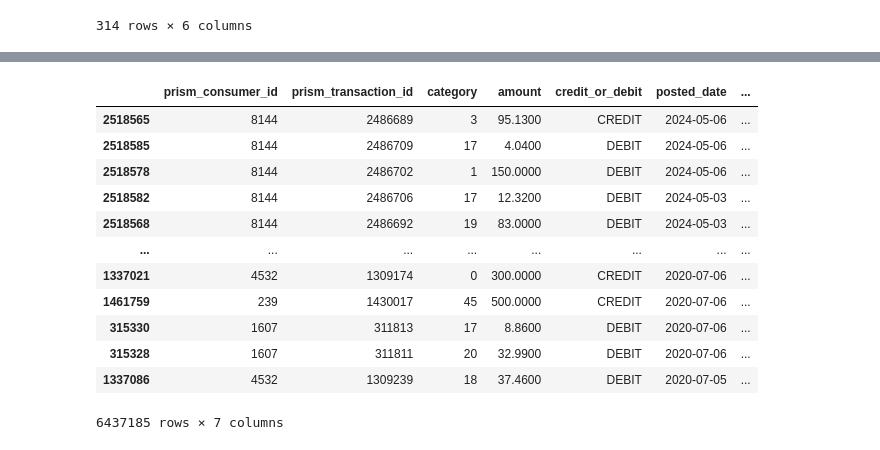
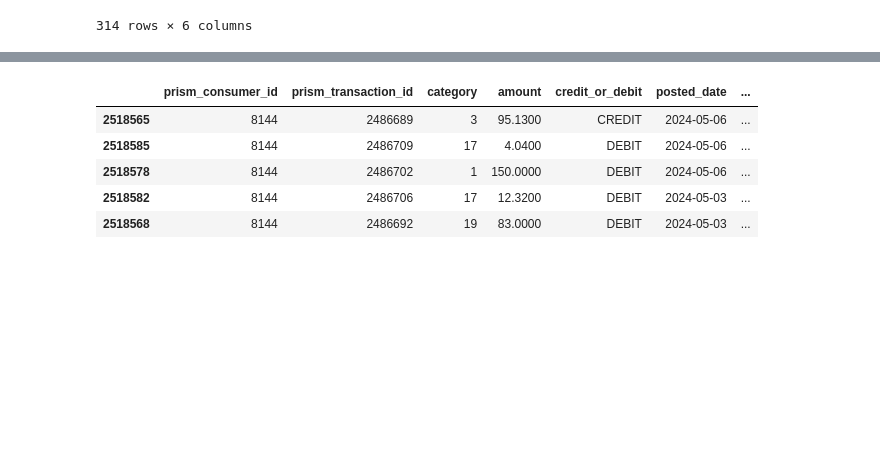
Before and after one commit to danielrmathew/prism-data-credit, a Jupyter notebook: src/notebooks/aman_q2.ipynb, the cells around one changed output, grey strips where cells are left out. Cells and saved outputs as stored; diff of their text form; code cells hidden in the pictures; blank space fills up the shorter version.

```diff
--- a/src/notebooks/aman_q2.ipynb
+++ b/src/notebooks/aman_q2.ipynb
@@ -948,16 +797,9 @@ balanceDF_all = calc_balances_all(check_acct_totals, balanceDF)
 # %%
-balanceDF_all
+balanceDF_all.head()
 # %% [output]
 |  | prism_consumer_id | prism_transaction_id | category | amount | credit_or_debit | posted_date | ... |
 | 2518565 | 8144 | 2486689 | 3 | 95.1300 | CREDIT | 2024-05-06 | ... |
 | 2518585 | 8144 | 2486709 | 17 | 4.0400 | DEBIT | 2024-05-06 | ... |
 | 2518578 | 8144 | 2486702 | 1 | 150.0000 | DEBIT | 2024-05-06 | ... |
 | 2518582 | 8144 | 2486706 | 17 | 12.3200 | DEBIT | 2024-05-03 | ... |
 | 2518568 | 8144 | 2486692 | 19 | 83.0000 | DEBIT | 2024-05-03 | ... |
-| ... | ... | ... | ... | ... | ... | ... | ... |
-| 1337021 | 4532 | 1309174 | 0 | 300.0000 | CREDIT | 2020-07-06 | ... |
-| 1461759 | 239 | 1430017 | 45 | 500.0000 | CREDIT | 2020-07-06 | ... |
-| 315330 | 1607 | 311813 | 17 | 8.8600 | DEBIT | 2020-07-06 | ... |
-| 315328 | 1607 | 311811 | 20 | 32.9900 | DEBIT | 2020-07-06 | ... |
-| 1337086 | 4532 | 1309239 | 18 | 37.4600 | DEBIT | 2020-07-05 | ... |
-6437185 rows × 7 columns
```
Also changed, not shown: parts of 25 cells of this notebook.
